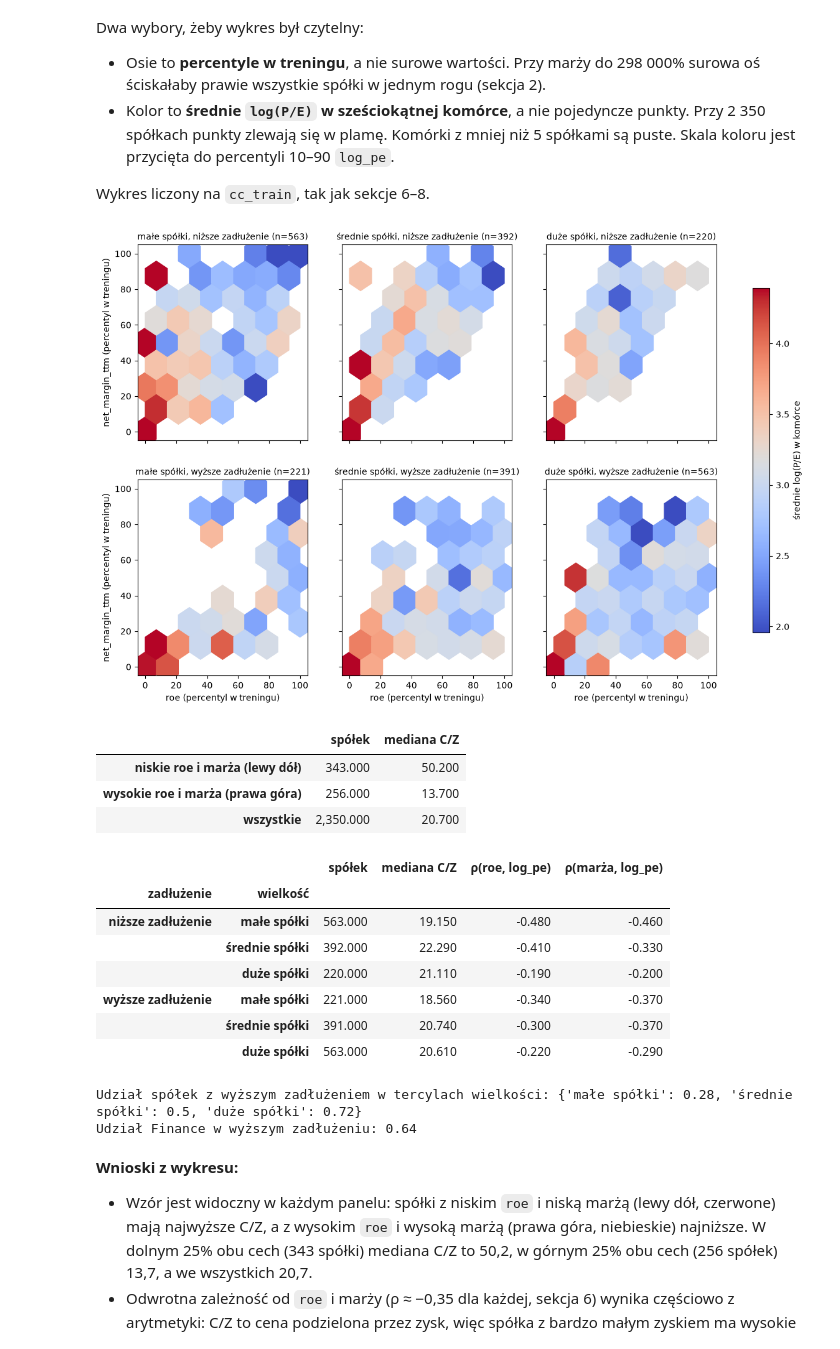
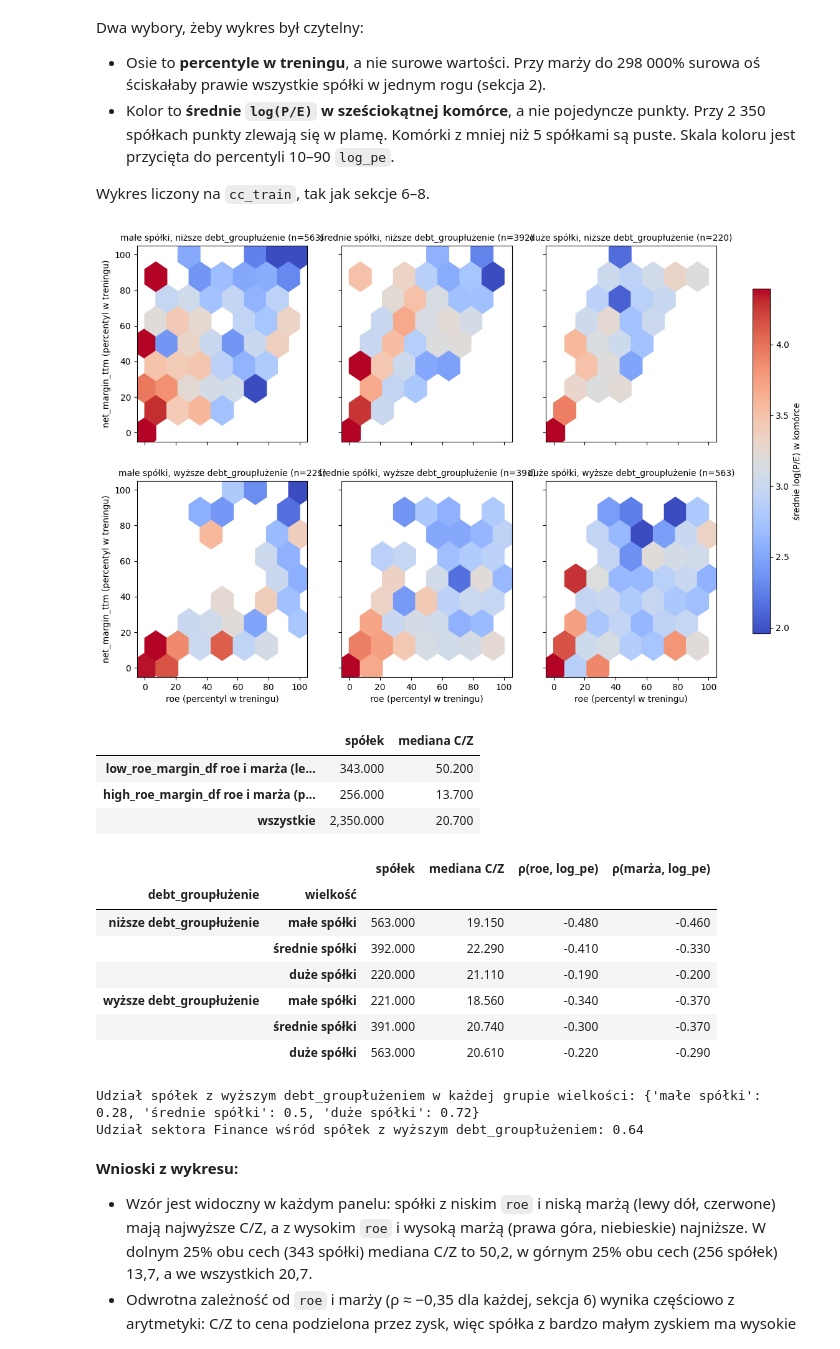
Before and after one commit to HubertChruscicki/Predicting-P-E-model, a Jupyter notebook: PE_Prediction_Model.ipynb, the cells around one changed output. Cells and saved outputs as stored; diff of their text form; code cells hidden in the pictures.

Commit message:
raport

```diff
--- a/PE_Prediction_Model.ipynb
+++ b/PE_Prediction_Model.ipynb
@@ -1550,60 +1562,61 @@ Dwa wybory, żeby wykres był czytelny:
 
 Wykres liczony na `cc_train`, tak jak sekcje 6–8.
 # %%
-d4 = cc_train.copy()
+train_plot_df = cc_train.copy()
 # osie: percentyl w treningu (0-100); wielkość spółki: tercyle slog_assets
-to_pct = lambda s: s.rank(pct=True) * 100
-d4["roe_pct"], d4["marza_pct"] = to_pct(d4["roe"]), to_pct(d4["net_margin_ttm"])
-WIELKOSCI = ["małe spółki", "średnie spółki", "duże spółki"]
-ZADLUZENIA = ["niższe zadłużenie", "wyższe zadłużenie"]
-d4["wielkość"] = pd.qcut(d4["slog_assets"], 3, labels=WIELKOSCI)
-d4["zadłużenie"] = np.where(d4["liab_to_assets"] <= d4["liab_to_assets"].median(), *ZADLUZENIA)
-vmin, vmax = d4["log_pe"].quantile([0.1, 0.9])
+to_percentile = lambda s: s.rank(pct=True) * 100
+train_plot_df["roe_pct"], train_plot_df["marza_pct"] = to_percentile(train_plot_df["roe"]), to_percentile(train_plot_df["net_margin_ttm"])
+SIZE_LABELS = ["małe spółki", "średnie spółki", "duże spółki"]
+DEBT_LABELS = ["niższe zadłużenie", "wyższe zadłużenie"]
+train_plot_df["wielkość"] = pd.qcut(train_plot_df["slog_assets"], 3, labels=SIZE_LABELS)
+train_plot_df["zadłużenie"] = np.where(train_plot_df["liab_to_assets"] <= train_plot_df["liab_to_assets"].median(), *DEBT_LABELS)
+vmin, vmax = train_plot_df["log_pe"].quantile([0.1, 0.9])
 
 fig, axes = plt.subplots(2, 3, figsize=(15, 9), sharex=True, sharey=True)
-for i, zad in enumerate(ZADLUZENIA):
-    for j, wiel in enumerate(WIELKOSCI):
-        g = d4[(d4["zadłużenie"] == zad) & (d4["wielkość"] == wiel)]
+for i, debt_group in enumerate(DEBT_LABELS):
+    for j, size_group in enumerate(SIZE_LABELS):
+        g = train_plot_df[(train_plot_df["zadłużenie"] == debt_group) & (train_plot_df["wielkość"] == size_group)]
         ax = axes[i, j]
-        hb = ax.hexbin(g["roe_pct"], g["marza_pct"], C=g["log_pe"], reduce_C_function=np.mean,
+        hexbin_mappable = ax.hexbin(g["roe_pct"], g["marza_pct"], C=g["log_pe"], reduce_C_function=np.mean,
                        gridsize=7, extent=(0, 100, 0, 100), mincnt=4, cmap="coolwarm", vmin=vmin, vmax=vmax)
-        ax.set_title(f"{wiel}, {zad} (n={len(g)})", fontsize=10)
+        ax.set_title(f"{size_group}\n{debt_group} (n={len(g)})", fontsize=10)
         if i == 1:
             ax.set_xlabel("roe (percentyl w treningu)")
         if j == 0:
             ax.set_ylabel("net_margin_ttm (percentyl w treningu)")
-fig.colorbar(hb, ax=axes, label="średnie log(P/E) w komórce", shrink=0.8)
+fig.colorbar(hexbin_mappable, ax=axes, label="średnie log(P/E) w komórce", shrink=0.8)
 plt.show()
 
-# liczby do komentarza: rogi wykresu (dolne 25% i górne 25% obu cech) oraz zależność od wielkości i zadłużenia
-niskie = d4[(d4["roe_pct"] < 25) & (d4["marza_pct"] < 25)]
-wysokie = d4[(d4["roe_pct"] > 75) & (d4["marza_pct"] > 75)]
-rogi = pd.DataFrame({n: {"spółek": len(g), "mediana C/Z": np.exp(g["log_pe"]).median()}
-                     for n, g in (("niskie roe i marża (lewy dół)", niskie), ("wysokie roe i marża (prawa góra)", wysokie), ("wszystkie", d4))}).T
-display(rogi.round(1))
-rho = lambda g, c: g[[c, "log_pe"]].corr(method="spearman").iloc[0, 1]
-panele = d4.groupby(["zadłużenie", "wielkość"], observed=True).apply(
+# liczby do komentarza: corner_summary wykresu (dolne 25% i górne 25% obu cech) oraz zależność od wielkości i debt_groupłużenia
+low_roe_margin_df = train_plot_df[(train_plot_df["roe_pct"] < 25) & (train_plot_df["marza_pct"] < 25)]
+high_roe_margin_df = train_plot_df[(train_plot_df["roe_pct"] > 75) & (train_plot_df["marza_pct"] > 75)]
+corner_summary = pd.DataFrame({n: {"spółek": len(g), "mediana C/Z": np.exp(g["log_pe"]).median()}
+                     for n, g in (("niskie roe i marża (lewy dół)", low_roe_margin_df), ("wysokie roe i marża (prawa góra)", high_roe_margin_df), ("wszystkie", train_plot_df))}).T
+display(corner_summary.round(1))
+spearman_rho = lambda g, c: g[[c, "log_pe"]].corr(method="spearman").iloc[0, 1]
+panel_summary = train_plot_df.groupby(["zadłużenie", "wielkość"], observed=True).apply(
     lambda g: pd.Series({"spółek": len(g), "mediana C/Z": np.exp(g["log_pe"]).median(),
-                         "ρ(roe, log_pe)": rho(g, "roe"), "ρ(marża, log_pe)": rho(g, "net_margin_ttm")}))
-display(panele.round(2))
-print("Udział spółek z wyższym zadłużeniem w tercylach wielkości:", d4.groupby("wielkość", observed=True)["zadłużenie"].apply(lambda s: (s == ZADLUZENIA[1]).mean()).round(2).to_dict())
-print("Udział Finance w wyższym zadłużeniu:", round((d4.loc[d4["sector"] == "Finance", "zadłużenie"] == ZADLUZENIA[1]).mean(), 2))
+                         "ρ(roe, log_pe)": spearman_rho(g, "roe"), "ρ(marża, log_pe)": spearman_rho(g, "net_margin_ttm")}))
+display(panel_summary.round(2))
+print("Udział spółek z wyższym zadłużeniem w każdej grupie wielkości:", train_plot_df.groupby("wielkość", observed=True)["zadłużenie"].apply(lambda s: (s == DEBT_LABELS[1]).mean()).round(2).to_dict())
+print("Udział sektora Finance wśród spółek z wyższym zadłużeniem:", round((train_plot_df.loc[train_plot_df["sector"] == "Finance", "zadłużenie"] == DEBT_LABELS[1]).mean(), 2))
+from pathlib import Path; Path("raport/rysunki").mkdir(parents=True, exist_ok=True); plt.savefig("raport/rysunki/fig_piec_zmiennych_nb.png", dpi=150, bbox_inches="tight")
 # %% [output]
-[figure, old version]
+[figure, new version]
 |  | spółek | mediana C/Z |
-| niskie roe i marża (lewy dół) | 343.000 | 50.200 |
-| wysokie roe i marża (prawa góra) | 256.000 | 13.700 |
+| low_roe_margin_df roe i marża (le... | 343.000 | 50.200 |
+| high_roe_margin_df roe i marża (p... | 256.000 | 13.700 |
 | wszystkie | 2,350.000 | 20.700 |
 |  |  | spółek | mediana C/Z | ρ(roe, log_pe) | ρ(marża, log_pe) |
-| zadłużenie | wielkość |  |  |  |  |
-| niższe zadłużenie | małe spółki | 563.000 | 19.150 | -0.480 | -0.460 |
+| debt_groupłużenie | wielkość |  |  |  |  |
+| niższe debt_groupłużenie | małe spółki | 563.000 | 19.150 | -0.480 | -0.460 |
 |  | średnie spółki | 392.000 | 22.290 | -0.410 | -0.330 |
 |  | duże spółki | 220.000 | 21.110 | -0.190 | -0.200 |
-| wyższe zadłużenie | małe spółki | 221.000 | 18.560 | -0.340 | -0.370 |
+| wyższe debt_groupłużenie | małe spółki | 221.000 | 18.560 | -0.340 | -0.370 |
 |  | średnie spółki | 391.000 | 20.740 | -0.300 | -0.370 |
 |  | duże spółki | 563.000 | 20.610 | -0.220 | -0.290 |
-Udział spółek z wyższym zadłużeniem w tercylach wielkości: {'małe spółki': 0.28, 'średnie spółki': 0.5, 'duże spółki': 0.72}
-Udział Finance w wyższym zadłużeniu: 0.64
+Udział spółek z wyższym debt_groupłużeniem w każdej grupie wielkości: {'małe spółki': 0.28, 'średnie spółki': 0.5, 'duże spółki': 0.72}
+Udział sektora Finance wśród spółek z wyższym debt_groupłużeniem: 0.64
 # %% [markdown]
 **Wnioski z wykresu:**
 - Wzór jest widoczny w każdym panelu: spółki z niskim `roe` i niską marżą (lewy dół, czerwone) mają najwyższe C/Z, a z wysokim `roe` i wysoką marżą (prawa góra, niebieskie) najniższe. W dolnym 25% obu cech (343 spółki) mediana C/Z to 50,2, w górnym 25% obu cech (256 spółek) 13,7, a we wszystkich 20,7.
```
Also changed, not shown: parts of 21 cells of this notebook, 6 other files.
